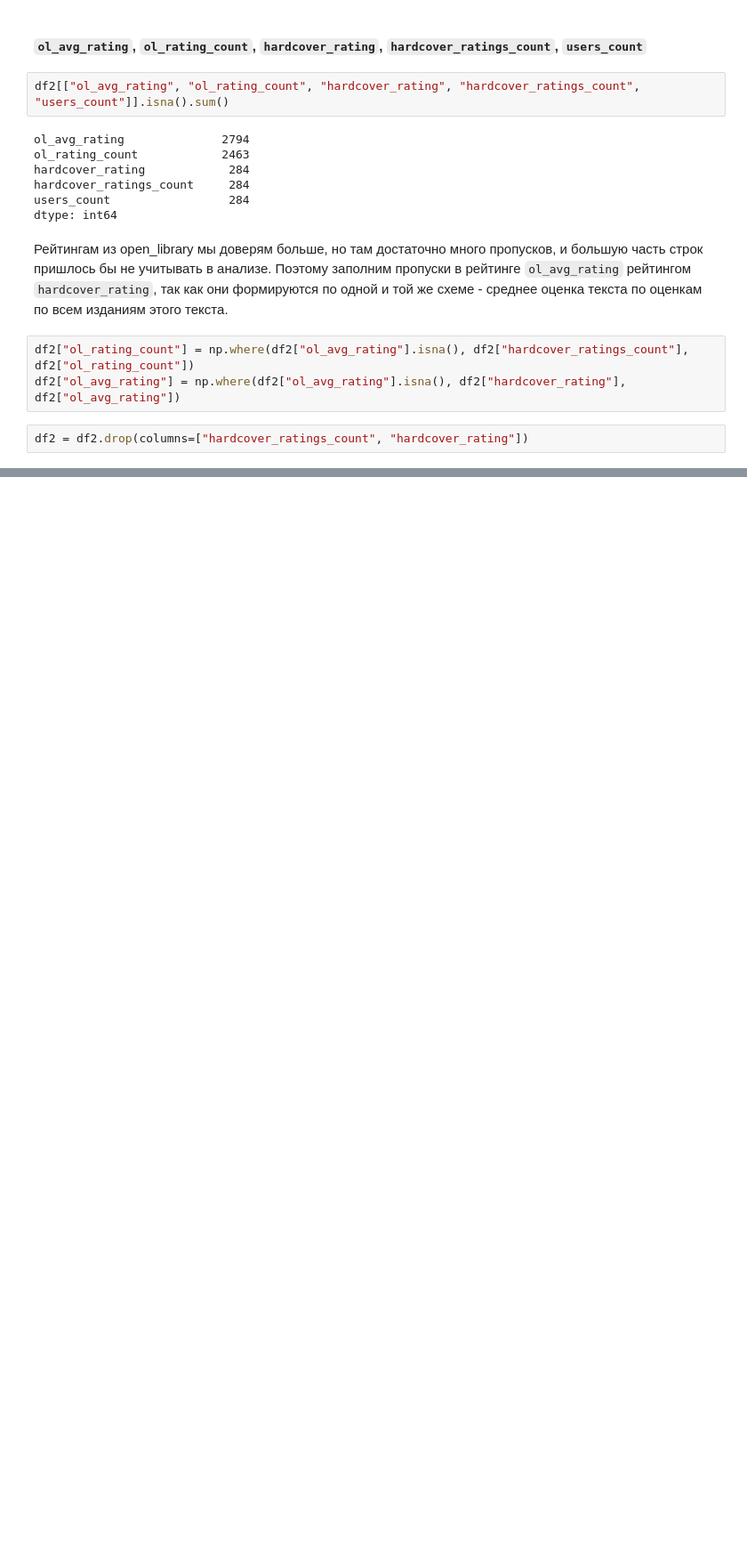
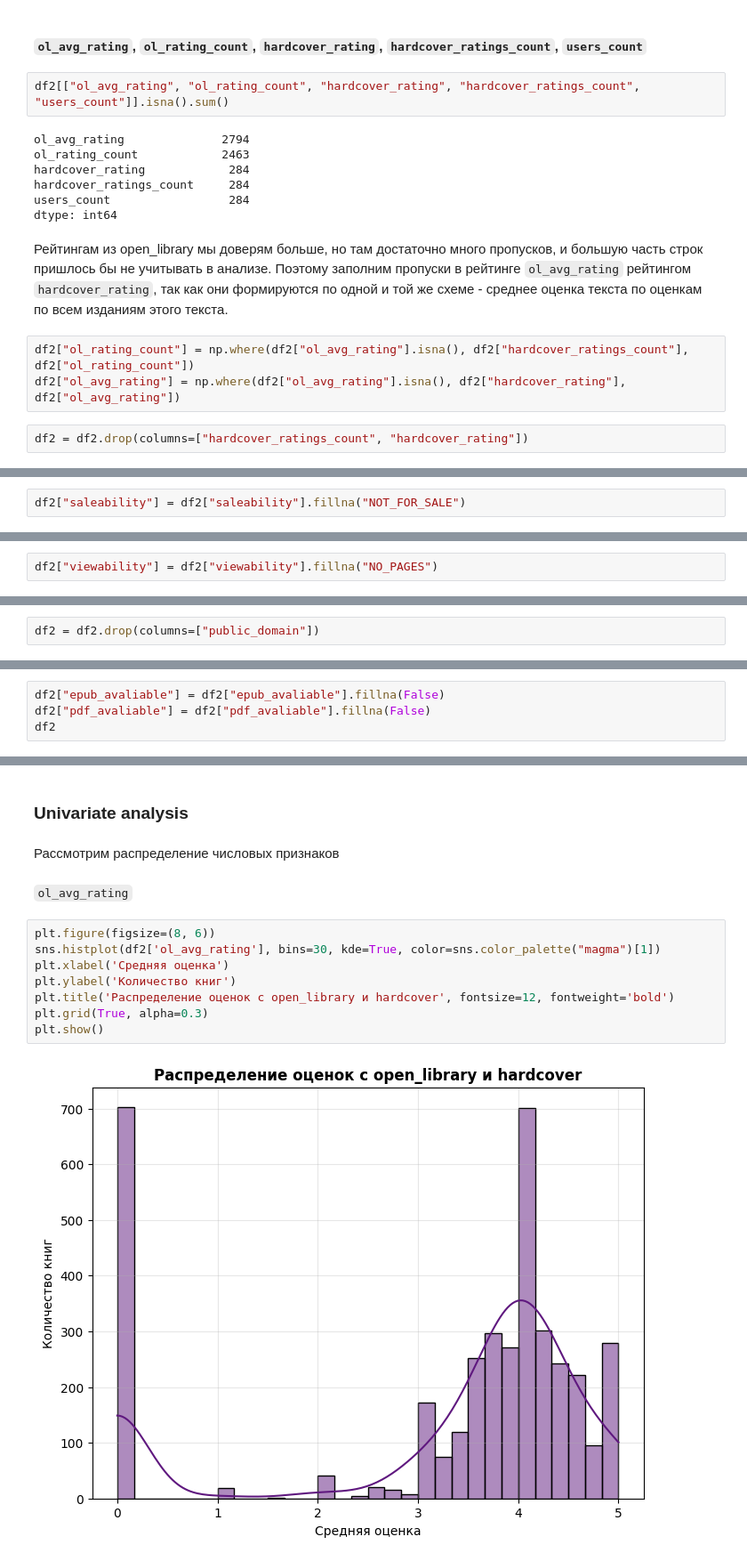
Before and after one commit to maxim-safonov/gp_2, a Jupyter notebook: EDA.ipynb, the cells around one changed output, grey strips where cells are left out. Shown at 89% size. Saved outputs shown, nothing was run; the diff lists cells and outputs as text; blank space fills up the shorter version.

```diff
--- a/EDA.ipynb
+++ b/EDA.ipynb
@@ -1151,0 +906,2 @@ df2
+# %%
+df2["saleability"] = df2["saleability"].fillna("NOT_FOR_SALE")
@@ -1151,0 +929,2 @@ df2
+# %%
+df2["viewability"] = df2["viewability"].fillna("NO_PAGES")
@@ -1151,0 +939,2 @@ df2
+# %%
+df2 = df2.drop(columns=["public_domain"])
@@ -1151,0 +951,4 @@ df2
+# %%
+df2["epub_avaliable"] = df2["epub_avaliable"].fillna(False)
+df2["pdf_avaliable"] = df2["pdf_avaliable"].fillna(False)
+df2
@@ -1151,0 +971,16 @@ df2
+# %% [markdown]
+### Univariate analysis
+# %% [markdown]
+Рассмотрим распределение числовых признаков
+# %% [markdown]
+`ol_avg_rating`
+# %%
+plt.figure(figsize=(8, 6))
+sns.histplot(df2['ol_avg_rating'], bins=30, kde=True, color=sns.color_palette("magma")[1])
+plt.xlabel('Средняя оценка')
+plt.ylabel('Количество книг')
+plt.title('Распределение оценок c open_library и hardcover', fontsize=12, fontweight='bold')
+plt.grid(True, alpha=0.3)
+plt.show()
+# %% [output]
+[figure, added]
```
Also changed, not shown: parts of 169 cells of this notebook.
